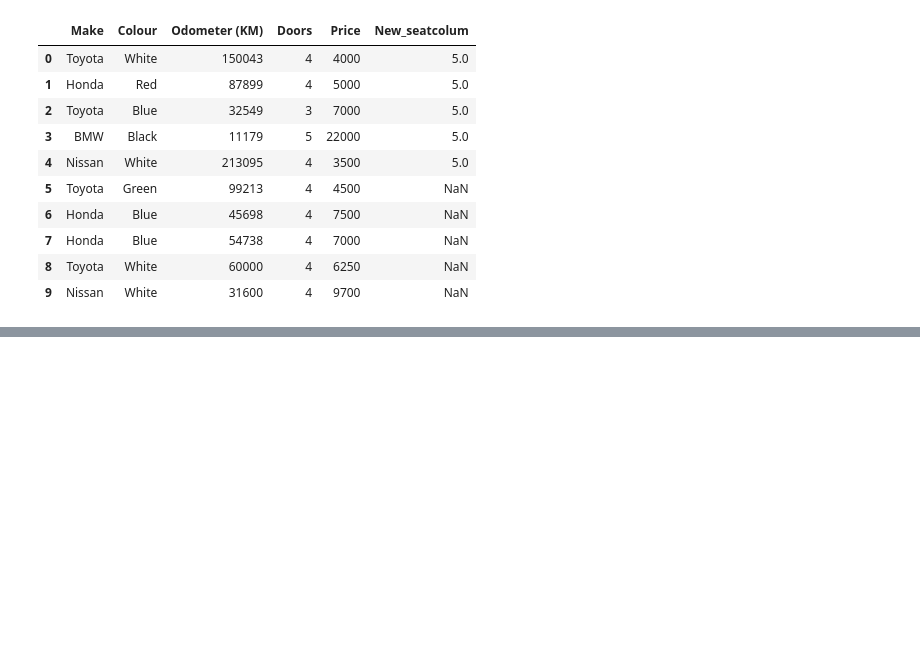
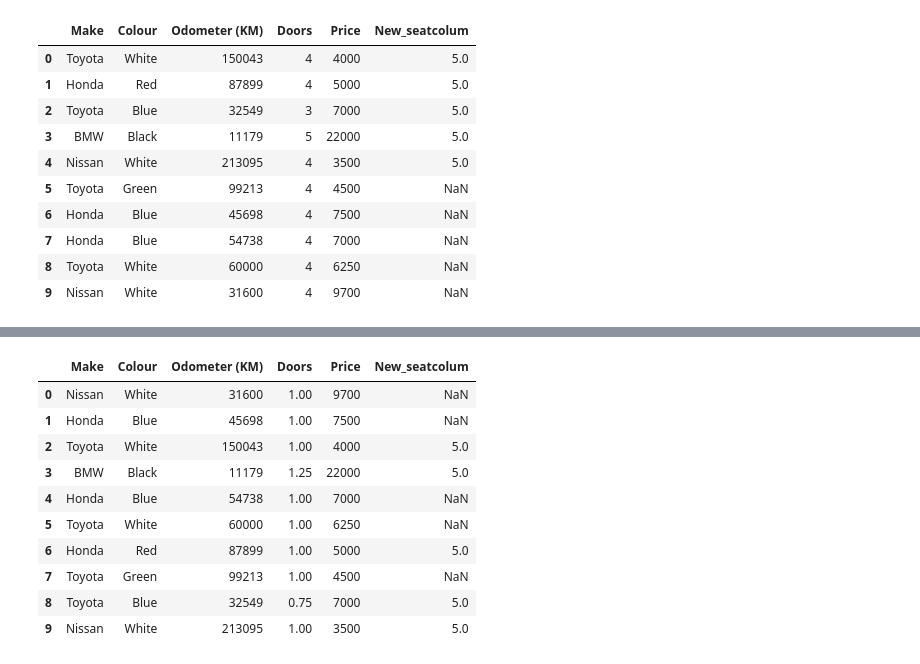
Before and after one commit to fpedrazav02/DSNotes, a Jupyter notebook: pandas/selecting_and_viewing.ipynb, the cells around one changed output, grey strips where cells are left out. Cells and saved outputs as stored; diff of their text form; code cells hidden in the pictures; blank space fills up the shorter version.

```diff
--- a/pandas/selecting_and_viewing.ipynb
+++ b/pandas/selecting_and_viewing.ipynb
@@ -237,0 +270,16 @@ car_sales
+# %%
+#APPLY THINGS TO COLUMNS lambda functions...
+car_sales["Doors"] = car_sales["Doors"].apply(lambda x : x/4)
+car_sales
+# %% [output]
+|  | Make | Colour | Odometer (KM) | Doors | Price | New_seatcolum |
+| 0 | Nissan | White | 31600 | 1.00 | 9700 | NaN |
+| 1 | Honda | Blue | 45698 | 1.00 | 7500 | NaN |
+| 2 | Toyota | White | 150043 | 1.00 | 4000 | 5.0 |
+| 3 | BMW | Black | 11179 | 1.25 | 22000 | 5.0 |
+| 4 | Honda | Blue | 54738 | 1.00 | 7000 | NaN |
+| 5 | Toyota | White | 60000 | 1.00 | 6250 | NaN |
+| 6 | Honda | Red | 87899 | 1.00 | 5000 | 5.0 |
+| 7 | Toyota | Green | 99213 | 1.00 | 4500 | NaN |
+| 8 | Toyota | Blue | 32549 | 0.75 | 7000 | 5.0 |
+| 9 | Nissan | White | 213095 | 1.00 | 3500 | 5.0 |
```
Also changed, not shown: parts of 2 cells of this notebook.
